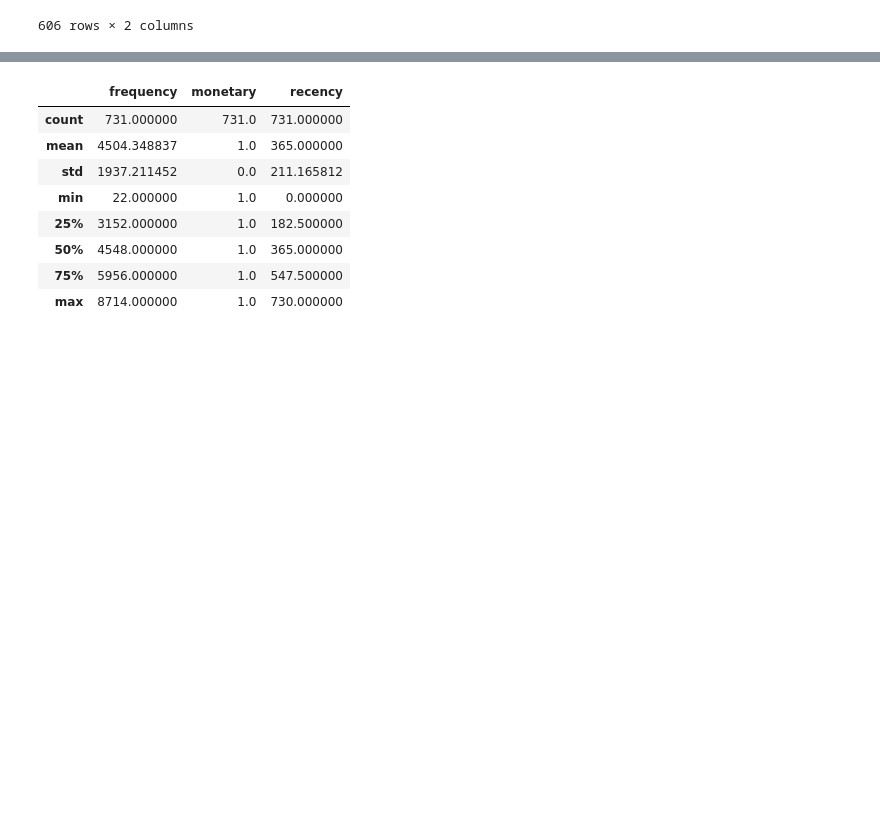
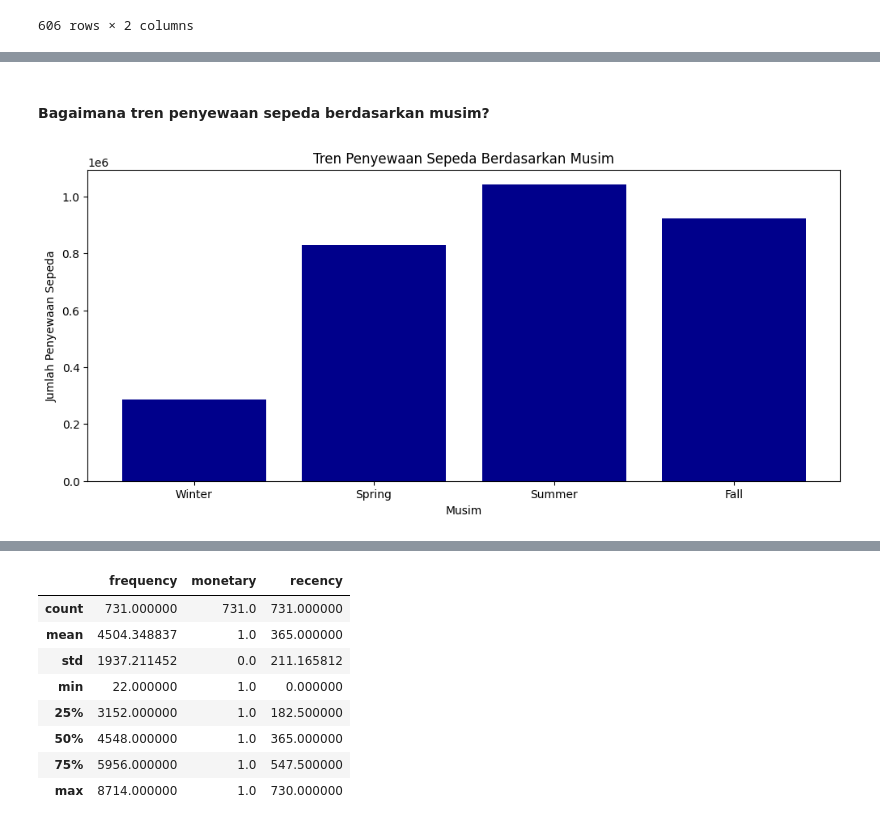
Before and after one commit to rianadwi25/bike-sharing, a Jupyter notebook: notebook.ipynb, the cells around one changed output, grey strips where cells are left out. Cells and saved outputs as stored; diff of their text form; code cells hidden in the pictures; blank space fills up the shorter version.

```diff
--- a/notebook.ipynb
+++ b/notebook.ipynb
@@ -369,0 +466,24 @@ bycasual_df
+# %% [markdown]
+#### Bagaimana tren penyewaan sepeda berdasarkan musim?
+# %%
+date_df['dteday'] = pd.to_datetime(date_df['dteday'])
+date_df['month'] = date_df['dteday'].dt.month
+bins = [0, 3, 6, 9, 12]  # Batasan bulan
+labels = ['Winter', 'Spring', 'Summer', 'Fall']  # Label untuk musim
+date_df['season'] = pd.cut(date_df['month'], bins=bins, labels=labels, right=False)
+
+# Mengelompokkan data berdasarkan musim dan menghitung total penyewaan
+seasonal_data = date_df.groupby('season', observed=True)['cnt'].sum().reset_index()
+season_order = ['Winter', 'Spring', 'Summer', 'Fall']
+seasonal_data['season'] = pd.Categorical(seasonal_data['season'], categories=season_order, ordered=True)
+seasonal_data = seasonal_data.sort_values('season')
+
+# Visualisasi
+fig, ax = plt.subplots(figsize=(12, 5))
+ax.bar(seasonal_data['season'], seasonal_data['cnt'], color='darkblue')
+ax.set_xlabel("Musim")
+ax.set_ylabel("Jumlah Penyewaan Sepeda")
+ax.set_title("Tren Penyewaan Sepeda Berdasarkan Musim")
+plt.show()
+# %% [output]
+[figure, added]
```
Also changed, not shown: parts of 53 cells of this notebook, 2 other files.
